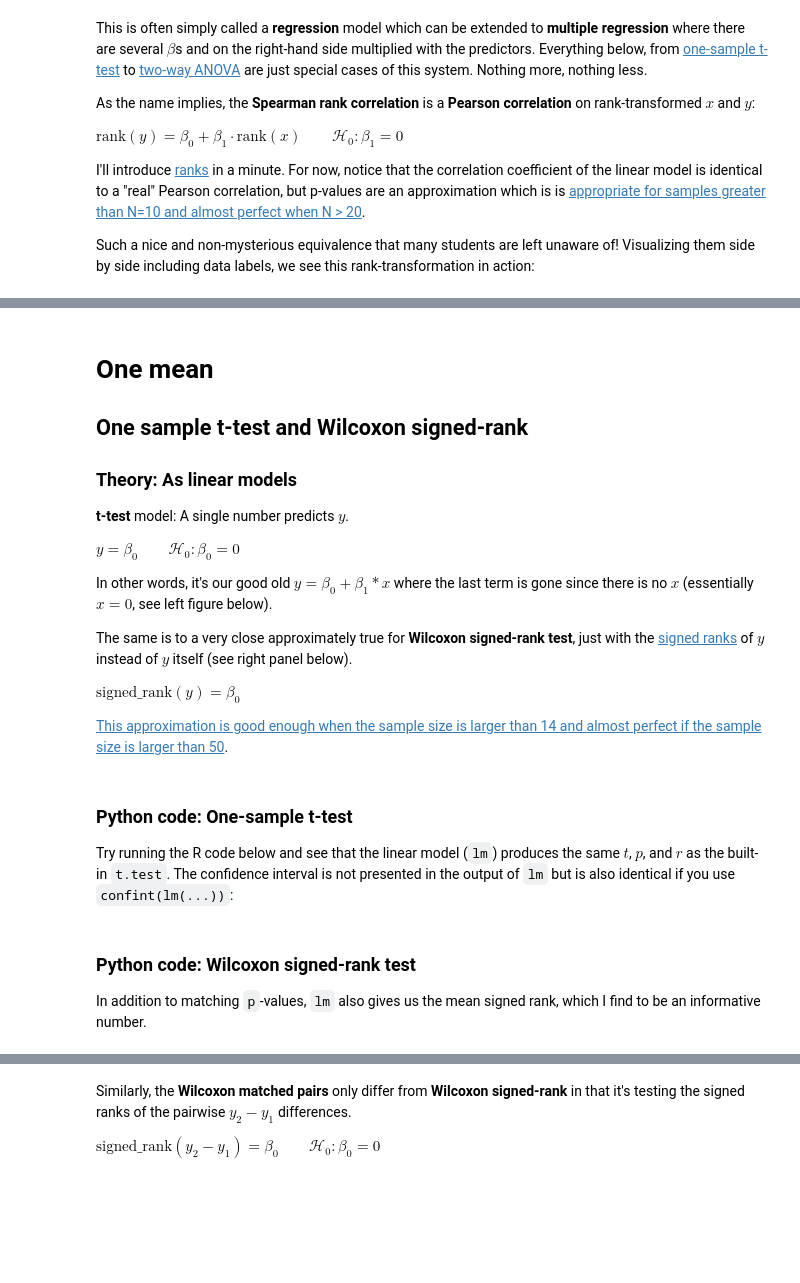
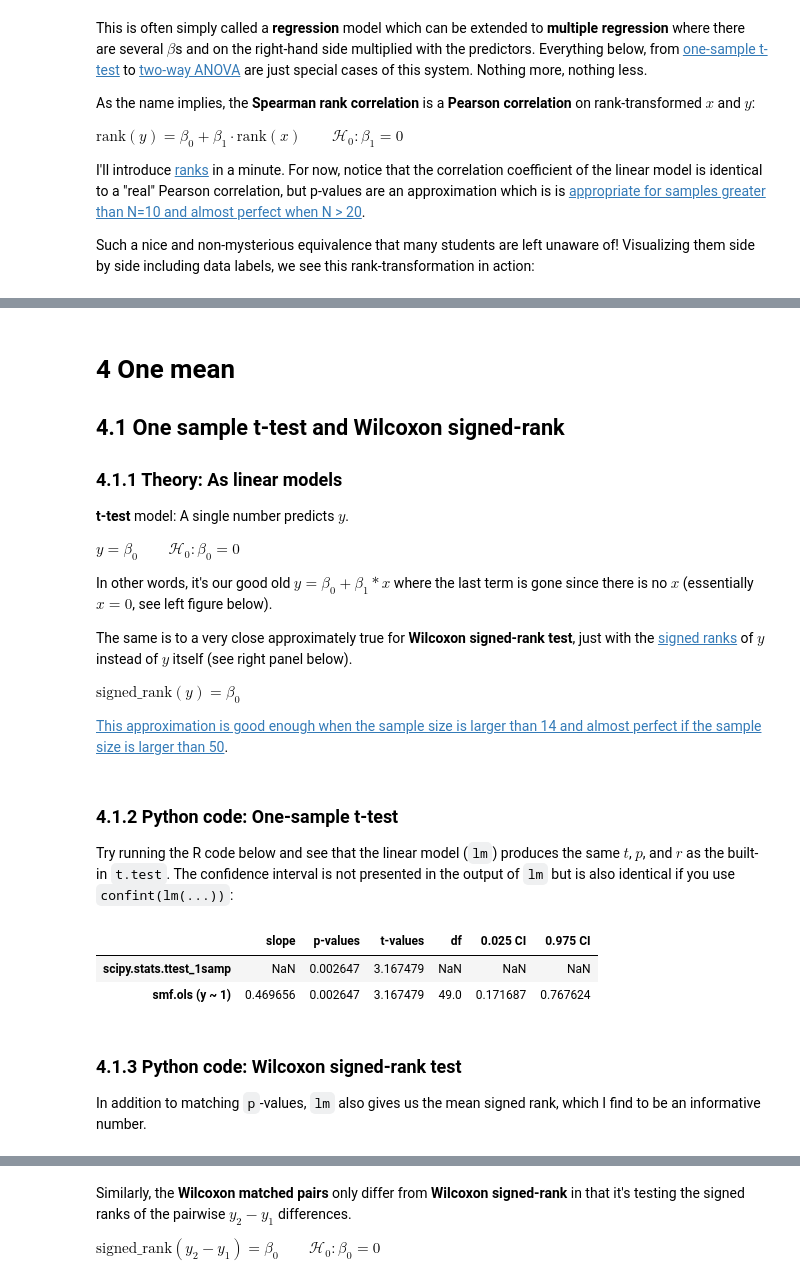
Before and after one commit to eigenfoo/tests-as-linear, a Jupyter notebook: tests-as-linear.ipynb, the cells around one changed output, grey strips where cells are left out. Drawn from its saved outputs; the diff is of its cells as text; code cells hidden in the pictures; blank space fills up the shorter version.

```diff
--- a/tests-as-linear.ipynb
+++ b/tests-as-linear.ipynb
@@ -175,9 +201,9 @@ df
 # %% [markdown]
-# One mean
+# 4 One mean
 
-## One sample t-test and Wilcoxon signed-rank
+## 4.1 One sample t-test and Wilcoxon signed-rank
 
-### Theory: As linear models
+### 4.1.1 Theory: As linear models
 
 **t-test** model: A single number predicts $y$.
 
@@ -193,10 +219,28 @@ $\text{signed_rank}(y) = \beta_0$
 # %%
 # TODO make plot
 # %% [markdown]
-### Python code: One-sample t-test
+### 4.1.2 Python code: One-sample t-test
 
 Try running the R code below and see that the linear model (`lm`) produces the same $t$, $p$, and $r$ as the built-in `t.test`. The confidence interval is not presented in the output of `lm` but is also identical if you use `confint(lm(...))`:
+# %%
+t, p = scipy.stats.ttest_1samp(data.y, 0)
+res = smf.ols(formula="y ~ 1", data=data).fit()  # Equivalent linear model: intercept-only
+# %%
+# Tabulate and display
+df = pd.DataFrame(index=["scipy.stats.ttest_1samp", "smf.ols (y ~ 1)"])
+df["slope"] = [None, res.params.Intercept]
+df["p-values"] = [p, res.pvalues.Intercept]
+df["t-values"] = [t, res.tvalues.Intercept]
+df["df"] = [None, res.df_resid]
+df["0.025 CI"] = [None, res.conf_int().loc["Intercept", 0]]
+df["0.975 CI"] = [None, res.conf_int().loc["Intercept", 1]]
+
+df
+# %% [output]
+|  | slope | p-values | t-values | df | 0.025 CI | 0.975 CI |
+| scipy.stats.ttest_1samp | NaN | 0.002647 | 3.167479 | NaN | NaN | NaN |
+| smf.ols (y ~ 1) | 0.469656 | 0.002647 | 3.167479 | 49.0 | 0.171687 | 0.767624 |
 # %% [markdown]
-### Python code: Wilcoxon signed-rank test
+### 4.1.3 Python code: Wilcoxon signed-rank test
 
 In addition to matching `p`-values, `lm` also gives us the mean signed rank, which I find to be an informative number.
```
Also changed, not shown: parts of 25 cells of this notebook, 3 other files.
